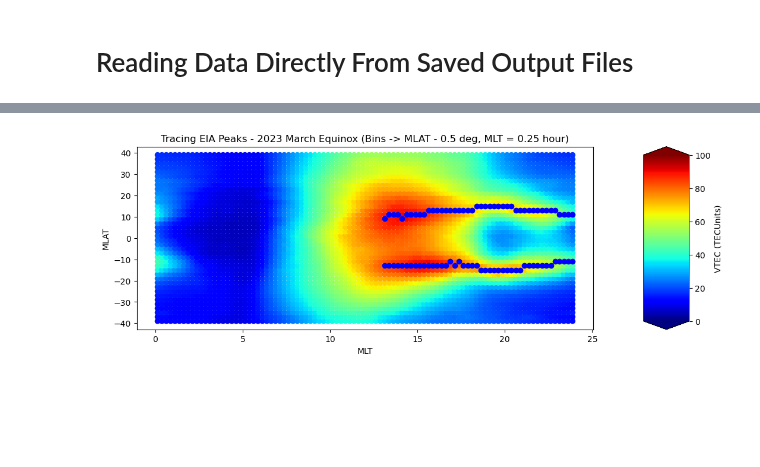
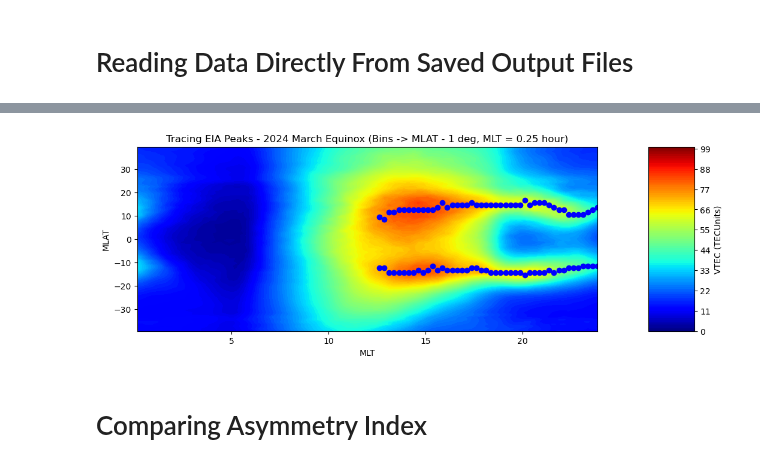
Before and after one commit to abukowski21/sat-interp-tid-analysis, a Jupyter notebook: Qingyu_Cesar_EIA_IHA/EIA_asymmetry.ipynb, the cells around one changed output, grey strips where cells are left out. Cells and saved outputs as stored; diff of their text form; code cells hidden in the pictures; blank space fills up the shorter version.

Commit message:
Added the plots for the Asymmetry index of EIA peak magnitudes

```diff
--- a/Qingyu_Cesar_EIA_IHA/EIA_asymmetry.ipynb
+++ b/Qingyu_Cesar_EIA_IHA/EIA_asymmetry.ipynb
@@ -147,6 +171,6 @@ sys.path.append('../')
 sys.path.append('/home/pxv220016/prasoon/data/sat_interp_repo/repo2/prasoon_utility_programs')
 # %%
 # Reading the data from output csv
-grnd_tec2 = pd.read_csv('/home/pxv220016/prasoon/data/sat_interp_repo/repo2/Qingyu_Cesar_EIA_IHA/outputs/2023_march_equinox.csv')
+grnd_tec2 = pd.read_csv('/home/pxv220016/prasoon/data/sat_interp_repo/repo2/Qingyu_Cesar_EIA_IHA/outputs/2024_march_equinox.csv')
 print(grnd_tec2)
 # %% [output]
@@ -167,6 +191,6 @@ print(grnd_tec2)
 # %%
 # Define the bin edges for B and C
-bins_mlat = pd.cut(grnd_tec2['MLAT'], bins=pd.interval_range(start=-40, end=40, freq=2))
+bins_mlat = pd.cut(grnd_tec2['MLAT'], bins=pd.interval_range(start=-40, end=40, freq=1))
 bins_mlt = pd.cut(grnd_tec2['MLT'], bins=pd.interval_range(start=0, end=24, freq=0.25))
 
 # Create a new DataFrame with the bins
@@ -204,8 +228,14 @@ print(result)
 # %%
 
-result_t = result[result.MLT_b >= 13].reset_index(drop=True)
+result_t = result[result.MLT_b >= 12.5].reset_index(drop=True)
 result_n = result_t[result_t.MLAT_b > 0].reset_index(drop=True)
 result_s = result_t[result_t.MLAT_b < 0].reset_index(drop=True)
 
 result_n = result_n.loc[result_n.groupby('MLT_b')['TEC'].idxmax()].reset_index(drop=True)
 result_s = result_s.loc[result_s.groupby('MLT_b')['TEC'].idxmax()].reset_index(drop=True)
+
+i = 100*2*(result_n.TEC - result_s.TEC)/(result_n.TEC + result_s.TEC)
+result_ind = pd.DataFrame({'mlat_n': result_n.MLAT_b, 'mlat_s': result_s.MLAT_b, 'tec_n': result_n.TEC, 'tec_s': result_s.TEC, 'mlt': result_n.MLT_b, 'asy': i})
+print(result_ind)
+
+result_ind.to_csv('/home/pxv220016/prasoon/data/sat_interp_repo/repo2/Qingyu_Cesar_EIA_IHA/outputs/asy_2024_march.csv', index=False)
@@ -212,18 +260,23 @@ result_s = result_s.loc[result_s.groupby('MLT_b')['TEC'].idxmax()].reset_index(d
 # %%
+X, Y = np.meshgrid(result.MLT_b.unique(), result.MLAT_b.unique())
+Z = result.TEC.values.reshape(X.shape)
+contour_levels = list(range(101))
 
 fig = plt.figure(figsize=(12,4))
 specs = fig.add_gridspec(1, 2, width_ratios=[1,0.1])
 ax = []
 ax.append(fig.add_subplot(specs[0, 0]))
-c = ax[0].scatter(result.MLT_b, result.MLAT_b, c=result.TEC, vmax=100, vmin=0, cmap = 'jet')
-ax[0].scatter(result_n.MLT_b, result_n.MLAT_b, c='b', vmax=100, vmin=0, cmap = 'jet')
-ax[0].scatter(result_s.MLT_b, result_s.MLAT_b, c='b', vmax=100, vmin=0, cmap = 'jet')
-ax[0].set_title('Tracing EIA Peaks - 2023 March Equinox (Bins -> MLAT - 0.5 deg, MLT = 0.25 hour)')
+c = ax[0].contourf(X, Y, Z, levels=contour_levels, cmap = 'jet')
+ax[0].scatter(result_ind.mlt, result_ind.mlat_n, c='b')
+ax[0].scatter(result_ind.mlt, result_ind.mlat_s, c='b')
+ax[0].set_title('Tracing EIA Peaks - 2024 March Equinox (Bins -> MLAT - 1 deg, MLT = 0.25 hour)')
 ax[0].set_ylabel('MLAT')
 ax[0].set_xlabel('MLT')
 
 cbar_ax = fig.add_subplot(specs[0,1])
 cbar = fig.colorbar(c, cax=cbar_ax, label='VTEC (TECUnits)', extend='both')
 fig.show()
 # %% [output]
-[figure, old version]
+[figure, new version]
+# %% [markdown]
+# Comparing Asymmetry Index
```
Also changed, not shown: parts of 11 cells of this notebook, 2 other files.
